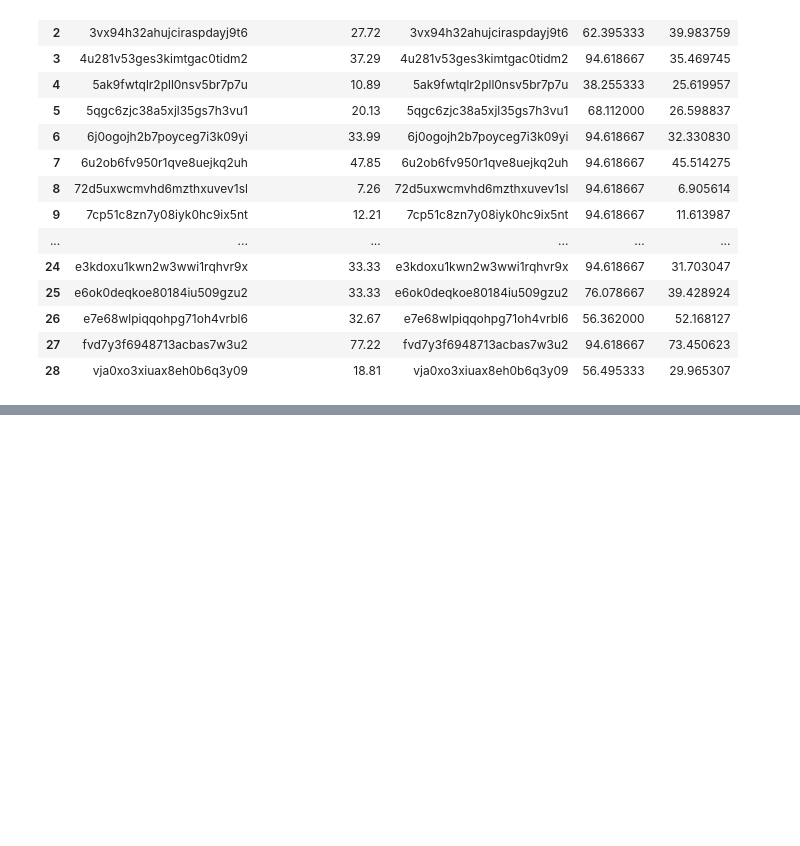
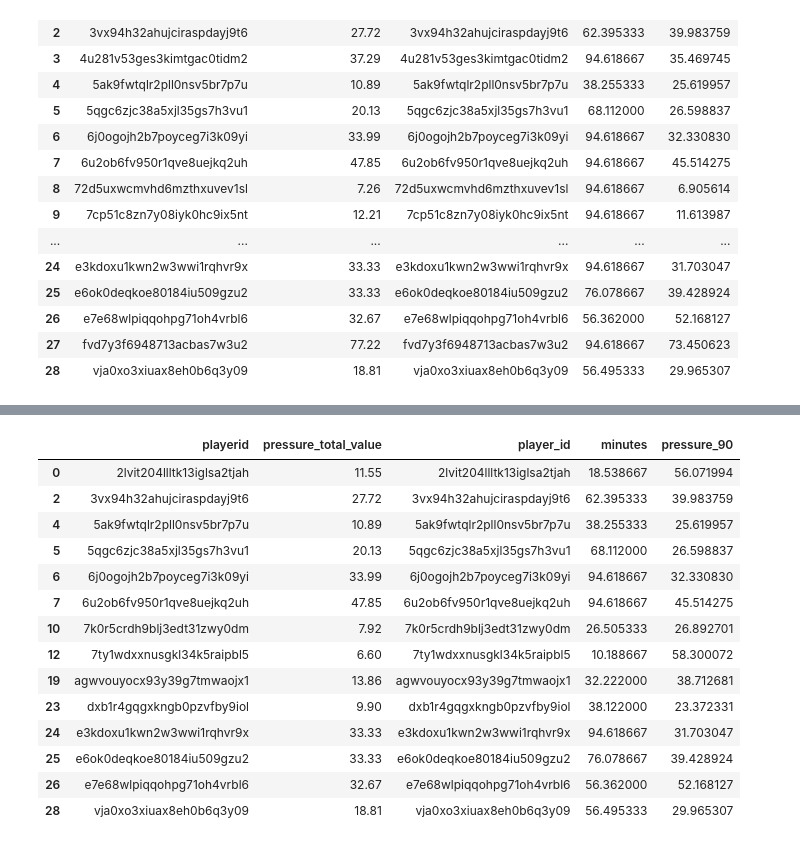
Before and after one commit to GabrielGausachs/OptaChallenge_Clustering_Player_Styles, a Jupyter notebook: utils/metrics.ipynb, the cells around one changed output, grey strips where cells are left out. Saved outputs shown, nothing was run; the diff lists cells and outputs as text; code cells hidden in the pictures; blank space fills up the shorter version.

Commit message:
pressure offensive

```diff
--- a/utils/metrics.ipynb
+++ b/utils/metrics.ipynb
@@ -736,0 +796,21 @@ display(df_pressure_players)
+# %%
+players_offensive = pos_pct_total['player_id'].tolist()
+
+df_pressure_off_players = df_pressure_players[df_pressure_players['player_id'].isin(players_offensive)]
+display(df_pressure_off_players)
+# %% [output]
+|  | playerid | pressure_total_value | player_id | minutes | pressure_90 |
+| 0 | 2lvit204llltk13iglsa2tjah | 11.55 | 2lvit204llltk13iglsa2tjah | 18.538667 | 56.071994 |
+| 2 | 3vx94h32ahujciraspdayj9t6 | 27.72 | 3vx94h32ahujciraspdayj9t6 | 62.395333 | 39.983759 |
+| 4 | 5ak9fwtqlr2pll0nsv5br7p7u | 10.89 | 5ak9fwtqlr2pll0nsv5br7p7u | 38.255333 | 25.619957 |
+| 5 | 5qgc6zjc38a5xjl35gs7h3vu1 | 20.13 | 5qgc6zjc38a5xjl35gs7h3vu1 | 68.112000 | 26.598837 |
+| 6 | 6j0ogojh2b7poyceg7i3k09yi | 33.99 | 6j0ogojh2b7poyceg7i3k09yi | 94.618667 | 32.330830 |
+| 7 | 6u2ob6fv950r1qve8uejkq2uh | 47.85 | 6u2ob6fv950r1qve8uejkq2uh | 94.618667 | 45.514275 |
+| 10 | 7k0r5crdh9blj3edt31zwy0dm | 7.92 | 7k0r5crdh9blj3edt31zwy0dm | 26.505333 | 26.892701 |
+| 12 | 7ty1wdxxnusgkl34k5raipbl5 | 6.60 | 7ty1wdxxnusgkl34k5raipbl5 | 10.188667 | 58.300072 |
+| 19 | agwvouyocx93y39g7tmwaojx1 | 13.86 | agwvouyocx93y39g7tmwaojx1 | 32.222000 | 38.712681 |
+| 23 | dxb1r4gqgxkngb0pzvfby9iol | 9.90 | dxb1r4gqgxkngb0pzvfby9iol | 38.122000 | 23.372331 |
+| 24 | e3kdoxu1kwn2w3wwi1rqhvr9x | 33.33 | e3kdoxu1kwn2w3wwi1rqhvr9x | 94.618667 | 31.703047 |
+| 25 | e6ok0deqkoe80184iu509gzu2 | 33.33 | e6ok0deqkoe80184iu509gzu2 | 76.078667 | 39.428924 |
+| 26 | e7e68wlpiqqohpg71oh4vrbl6 | 32.67 | e7e68wlpiqqohpg71oh4vrbl6 | 56.362000 | 52.168127 |
+| 28 | vja0xo3xiuax8eh0b6q3y09 | 18.81 | vja0xo3xiuax8eh0b6q3y09 | 56.495333 | 29.965307 |
```
Also changed, not shown: parts of 1 cell of this notebook.
